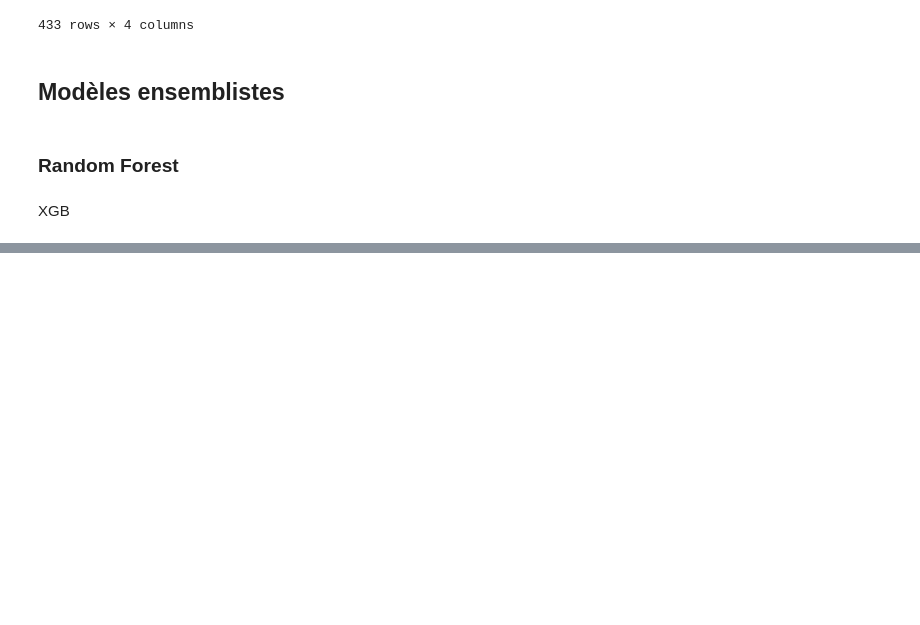
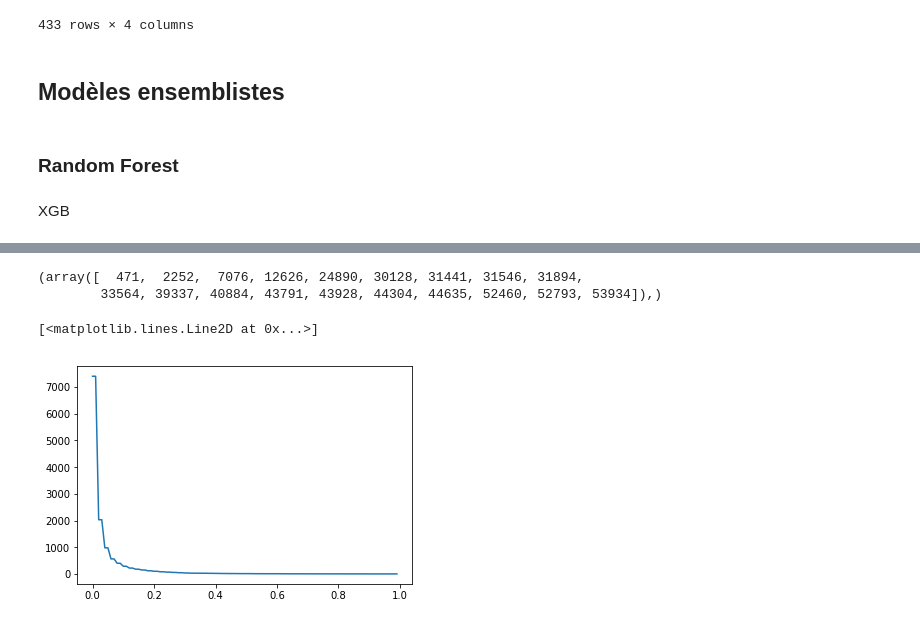
Before and after one commit to MerlinDumeur/PredVir, a Jupyter notebook: Rapport.ipynb, the cells around one changed output, grey strips where cells are left out. Cells and saved outputs as stored; diff of their text form; code cells hidden in the pictures; blank space fills up the shorter version.

```diff
--- a/Rapport.ipynb
+++ b/Rapport.ipynb
@@ -1353,0 +1434,10 @@ Stats.to_csv(r'epilung/Stats_Classification_XGB-60-default.csv')
+# %%
+Index_k2
+# %% [output]
+(array([  471,  2252,  7076, 12626, 24890, 30128, 31441, 31546, 31894,
+        33564, 39337, 40884, 43791, 43928, 44304, 44635, 52460, 52793, 53934]),)
+# %%
+plt.plot(np.arange(0,1.0,0.01),a)
+# %% [output]
+[<matplotlib.lines.Line2D at 0x...>]
+[figure, added]
```
Also changed, not shown: parts of 75 cells of this notebook, 3 other files.
